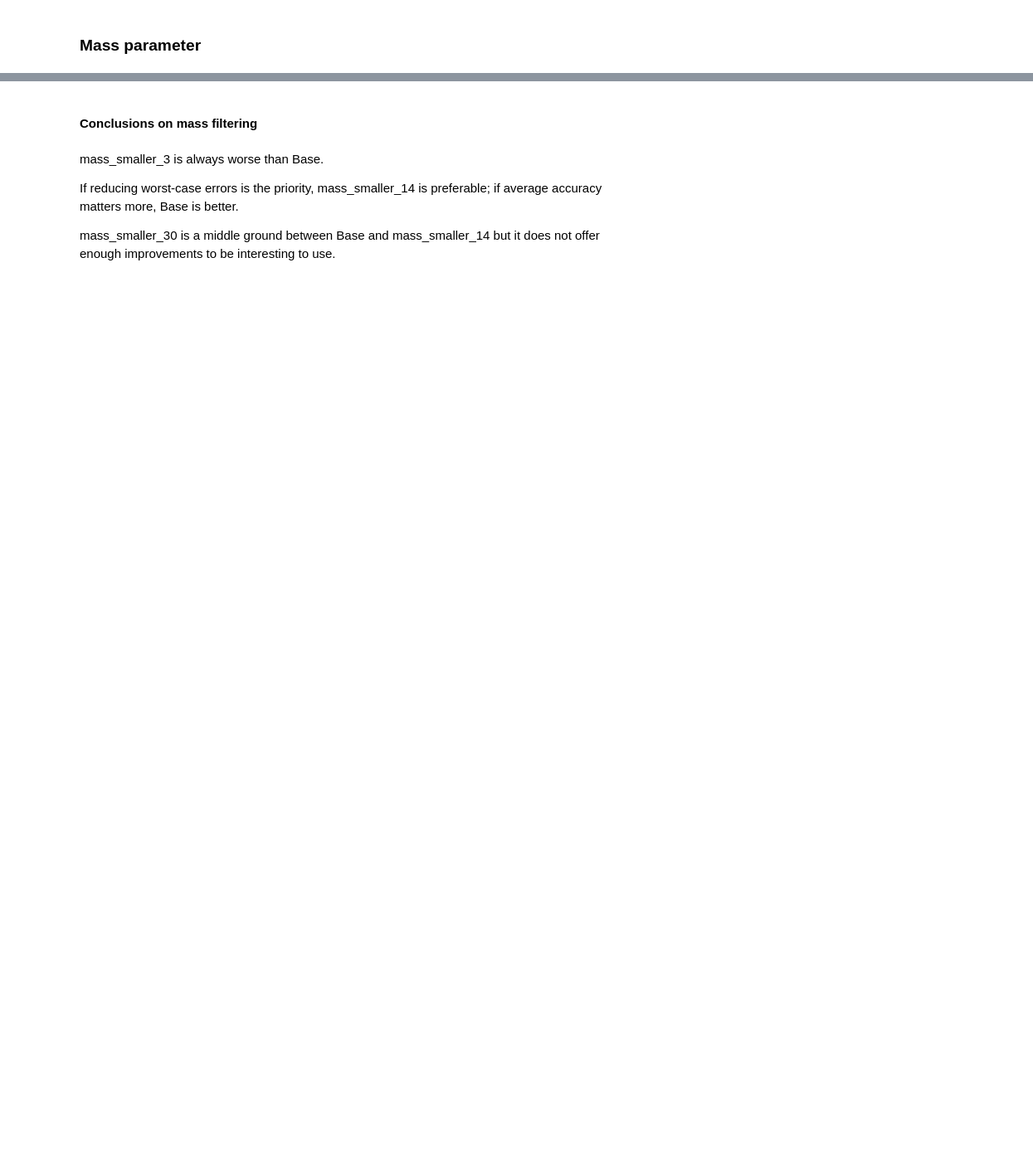
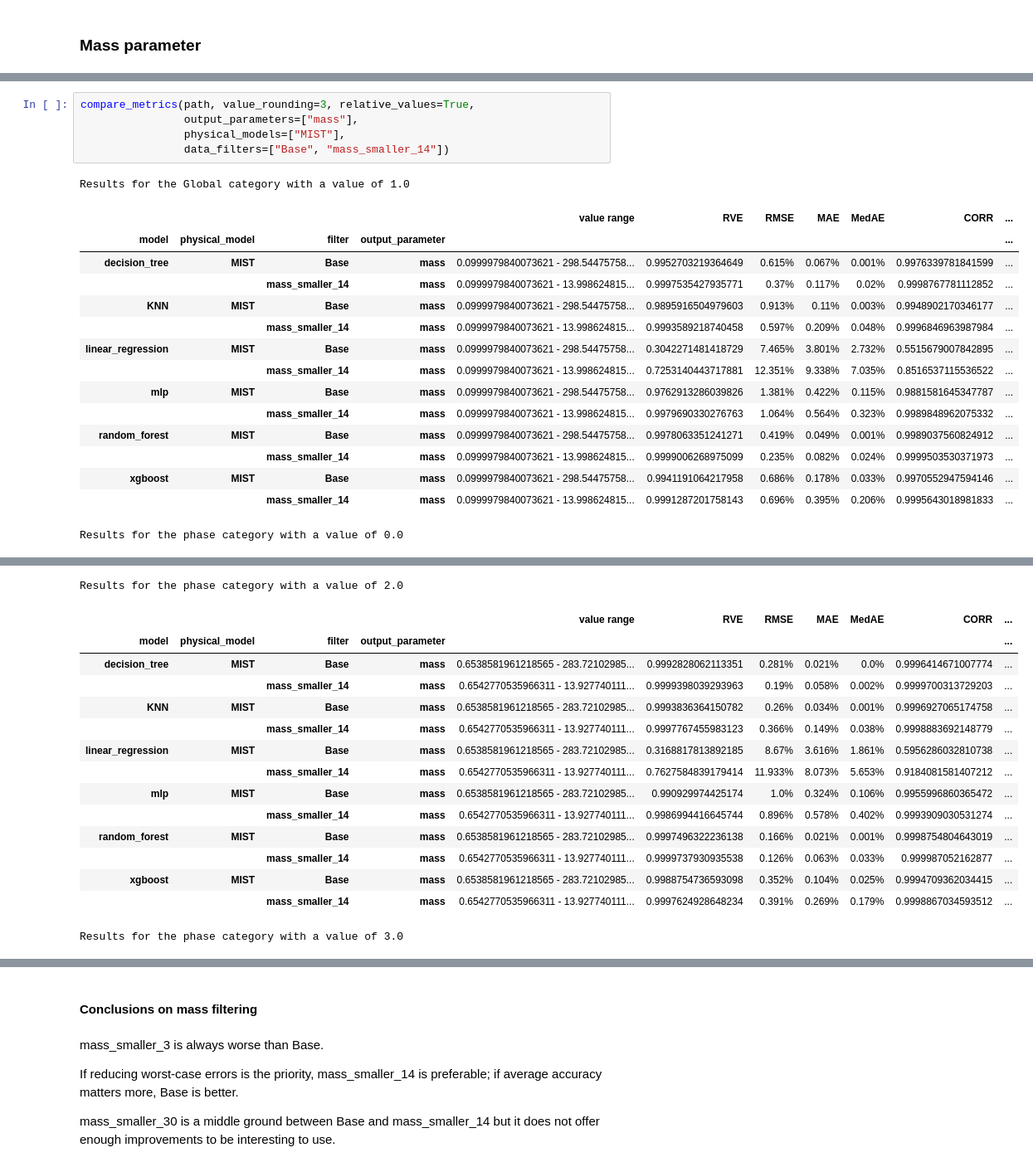
Before and after one commit to anpirott/thesis, a Jupyter notebook: notebooks/ML/method_ML/Model_A_partial/default_models/MIST/compare_model_results.ipynb, the cells around one changed output, grey strips where cells are left out. Shown at 83% size. Cells and saved outputs as stored; diff of their text form; blank space fills up the shorter version.

```diff
--- a/notebooks/ML/method_ML/Model_A_partial/default_models/MIST/compare_model_results.ipynb
+++ b/notebooks/ML/method_ML/Model_A_partial/default_models/MIST/compare_model_results.ipynb
@@ -251,0 +252,22 @@ Results for the phase category with a value of 3.0
+# %%
+compare_metrics(path, value_rounding=3, relative_values=True,
+                output_parameters=["mass"],
+                physical_models=["MIST"],
+                data_filters=["Base", "mass_smaller_14"])
+# %% [output]
+Results for the Global category with a value of 1.0
+|  |  |  |  | value range | RVE | RMSE | MAE | MedAE | CORR | ... |
+| model | physical_model | filter | output_parameter |  |  |  |  |  |  | ... |
+| decision_tree | MIST | Base | mass | 0.0999979840073621 - 298.54475758... | 0.9952703219364649 | 0.615% | 0.067% | 0.001% | 0.9976339781841599 | ... |
+|  |  | mass_smaller_14 | mass | 0.0999979840073621 - 13.998624815... | 0.9997535427935771 | 0.37% | 0.117% | 0.02% | 0.9998767781112852 | ... |
+| KNN | MIST | Base | mass | 0.0999979840073621 - 298.54475758... | 0.9895916504979603 | 0.913% | 0.11% | 0.003% | 0.9948902170346177 | ... |
+|  |  | mass_smaller_14 | mass | 0.0999979840073621 - 13.998624815... | 0.9993589218740458 | 0.597% | 0.209% | 0.048% | 0.9996846963987984 | ... |
+| linear_regression | MIST | Base | mass | 0.0999979840073621 - 298.54475758... | 0.3042271481418729 | 7.465% | 3.801% | 2.732% | 0.5515679007842895 | ... |
+|  |  | mass_smaller_14 | mass | 0.0999979840073621 - 13.998624815... | 0.7253140443717881 | 12.351% | 9.338% | 7.035% | 0.8516537115536522 | ... |
+| mlp | MIST | Base | mass | 0.0999979840073621 - 298.54475758... | 0.9762913286039826 | 1.381% | 0.422% | 0.115% | 0.9881581645347787 | ... |
+|  |  | mass_smaller_14 | mass | 0.0999979840073621 - 13.998624815... | 0.9979690330276763 | 1.064% | 0.564% | 0.323% | 0.9989848962075332 | ... |
+| random_forest | MIST | Base | mass | 0.0999979840073621 - 298.54475758... | 0.9978063351241271 | 0.419% | 0.049% | 0.001% | 0.9989037560824912 | ... |
+|  |  | mass_smaller_14 | mass | 0.0999979840073621 - 13.998624815... | 0.9999006268975099 | 0.235% | 0.082% | 0.024% | 0.9999503530371973 | ... |
+| xgboost | MIST | Base | mass | 0.0999979840073621 - 298.54475758... | 0.9941191064217958 | 0.686% | 0.178% | 0.033% | 0.9970552947594146 | ... |
+|  |  | mass_smaller_14 | mass | 0.0999979840073621 - 13.998624815... | 0.9991287201758143 | 0.696% | 0.395% | 0.206% | 0.9995643018981833 | ... |
+Results for the phase category with a value of 0.0
@@ -251,0 +288,16 @@ Results for the phase category with a value of 3.0
+Results for the phase category with a value of 2.0
+|  |  |  |  | value range | RVE | RMSE | MAE | MedAE | CORR | ... |
+| model | physical_model | filter | output_parameter |  |  |  |  |  |  | ... |
+| decision_tree | MIST | Base | mass | 0.6538581961218565 - 283.72102985... | 0.9992828062113351 | 0.281% | 0.021% | 0.0% | 0.9996414671007774 | ... |
+|  |  | mass_smaller_14 | mass | 0.6542770535966311 - 13.927740111... | 0.9999398039293963 | 0.19% | 0.058% | 0.002% | 0.9999700313729203 | ... |
+| KNN | MIST | Base | mass | 0.6538581961218565 - 283.72102985... | 0.9993836364150782 | 0.26% | 0.034% | 0.001% | 0.9996927065174758 | ... |
+|  |  | mass_smaller_14 | mass | 0.6542770535966311 - 13.927740111... | 0.9997767455983123 | 0.366% | 0.149% | 0.038% | 0.9998883692148779 | ... |
+| linear_regression | MIST | Base | mass | 0.6538581961218565 - 283.72102985... | 0.3168817813892185 | 8.67% | 3.616% | 1.861% | 0.5956286032810738 | ... |
+|  |  | mass_smaller_14 | mass | 0.6542770535966311 - 13.927740111... | 0.7627584839179414 | 11.933% | 8.073% | 5.653% | 0.9184081581407212 | ... |
+| mlp | MIST | Base | mass | 0.6538581961218565 - 283.72102985... | 0.990929974425174 | 1.0% | 0.324% | 0.106% | 0.9955996860365472 | ... |
+|  |  | mass_smaller_14 | mass | 0.6542770535966311 - 13.927740111... | 0.9986994416645744 | 0.896% | 0.578% | 0.402% | 0.9993909030531274 | ... |
+| random_forest | MIST | Base | mass | 0.6538581961218565 - 283.72102985... | 0.9997496322236138 | 0.166% | 0.021% | 0.001% | 0.9998754804643019 | ... |
+|  |  | mass_smaller_14 | mass | 0.6542770535966311 - 13.927740111... | 0.9999737930935538 | 0.126% | 0.063% | 0.033% | 0.999987052162877 | ... |
+| xgboost | MIST | Base | mass | 0.6538581961218565 - 283.72102985... | 0.9988754736593098 | 0.352% | 0.104% | 0.025% | 0.9994709362034415 | ... |
+|  |  | mass_smaller_14 | mass | 0.6542770535966311 - 13.927740111... | 0.9997624928648234 | 0.391% | 0.269% | 0.179% | 0.9998867034593512 | ... |
+Results for the phase category with a value of 3.0
```
Also changed, not shown: parts of 9 cells of this notebook, 1 other file.
